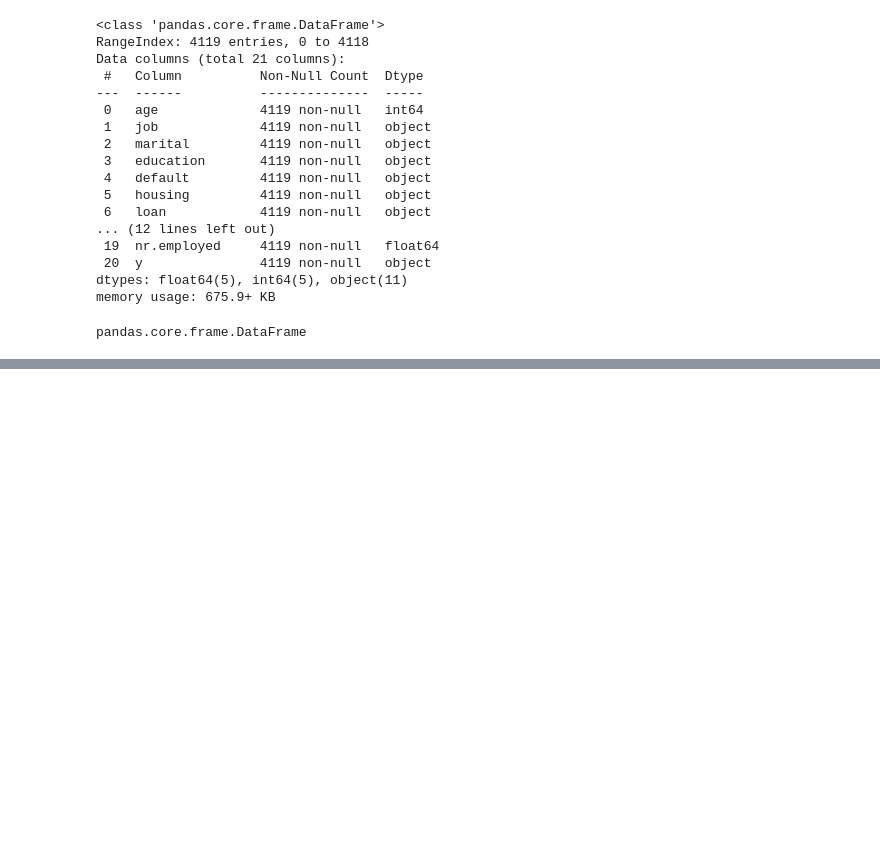
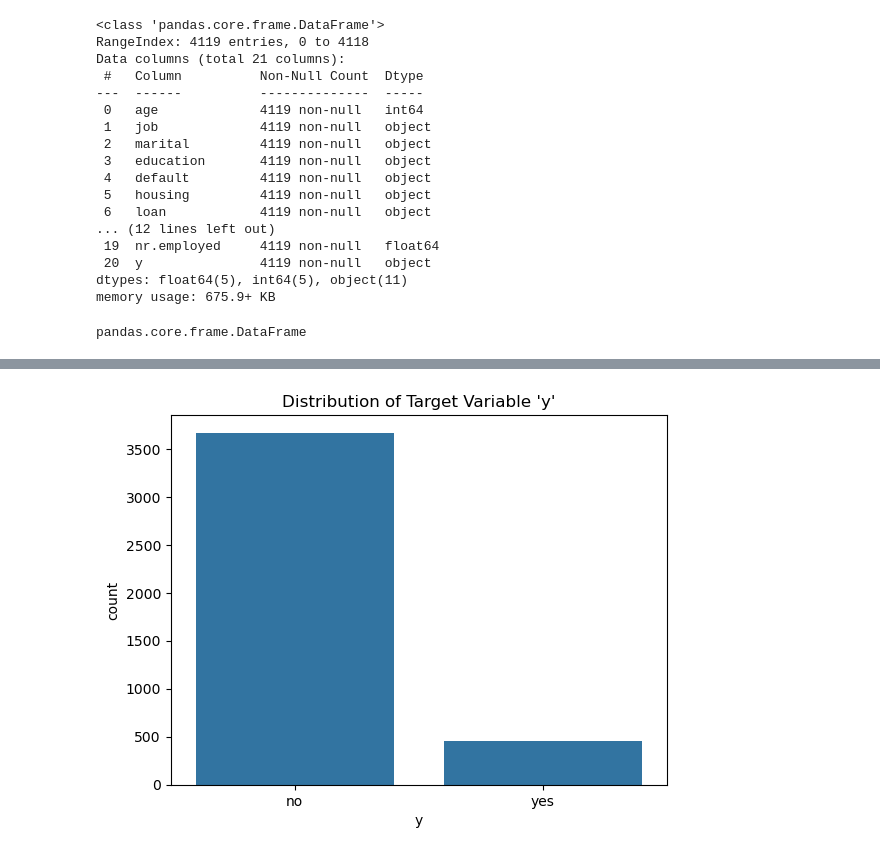
Before and after one commit to Cyber-turva/Cyber-security, a Jupyter notebook: banking_additional.ipynb, the cells around one changed output, grey strips where cells are left out. Drawn from its saved outputs; the diff is of its cells as text; code cells hidden in the pictures; blank space fills up the shorter version.

```diff
--- a/banking_additional.ipynb
+++ b/banking_additional.ipynb
@@ -57,0 +95,9 @@ could not convert string to float: 'blue-collar'
+# %%
+# Exploratory Data Analysis (EDA)
+# Example: Distribution of target variable
+
+sns.countplot(x=y)
+plt.title("Distribution of Target Variable 'y'")
+plt.show()
+# %% [output]
+[figure, added]
```
Also changed, not shown: parts of 12 cells of this notebook.
